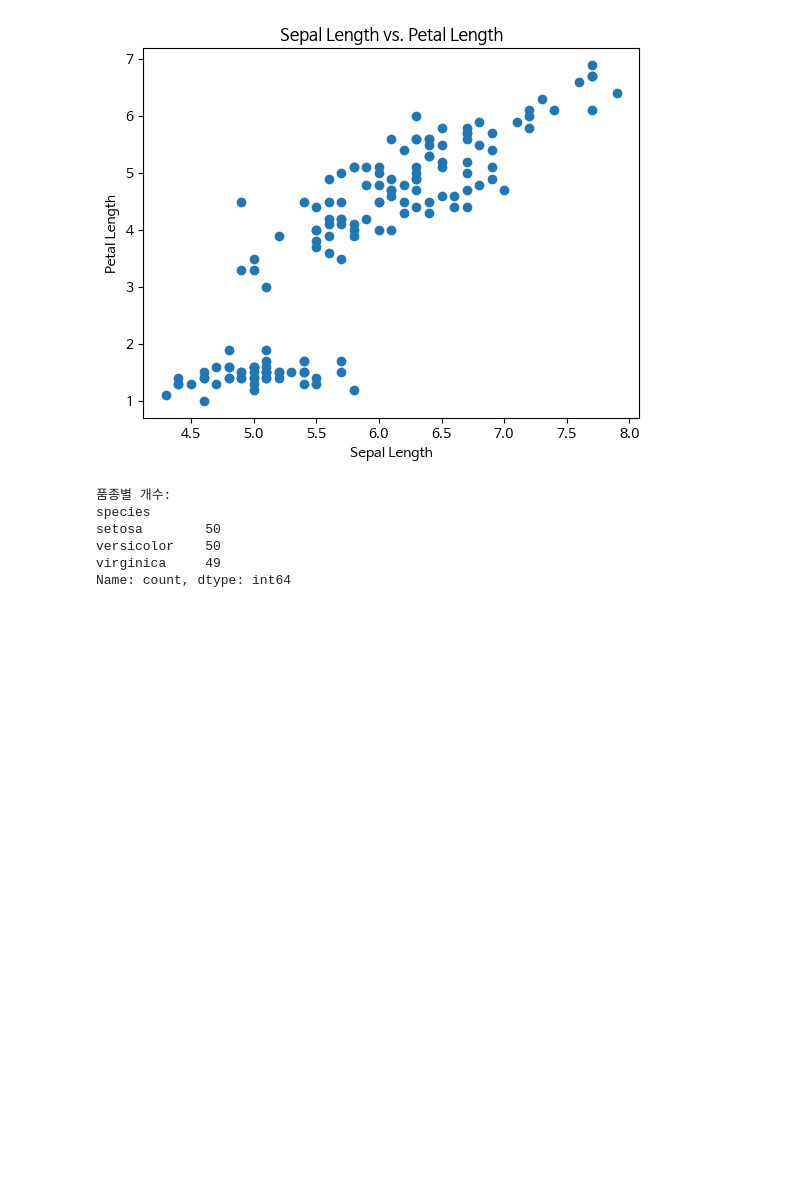
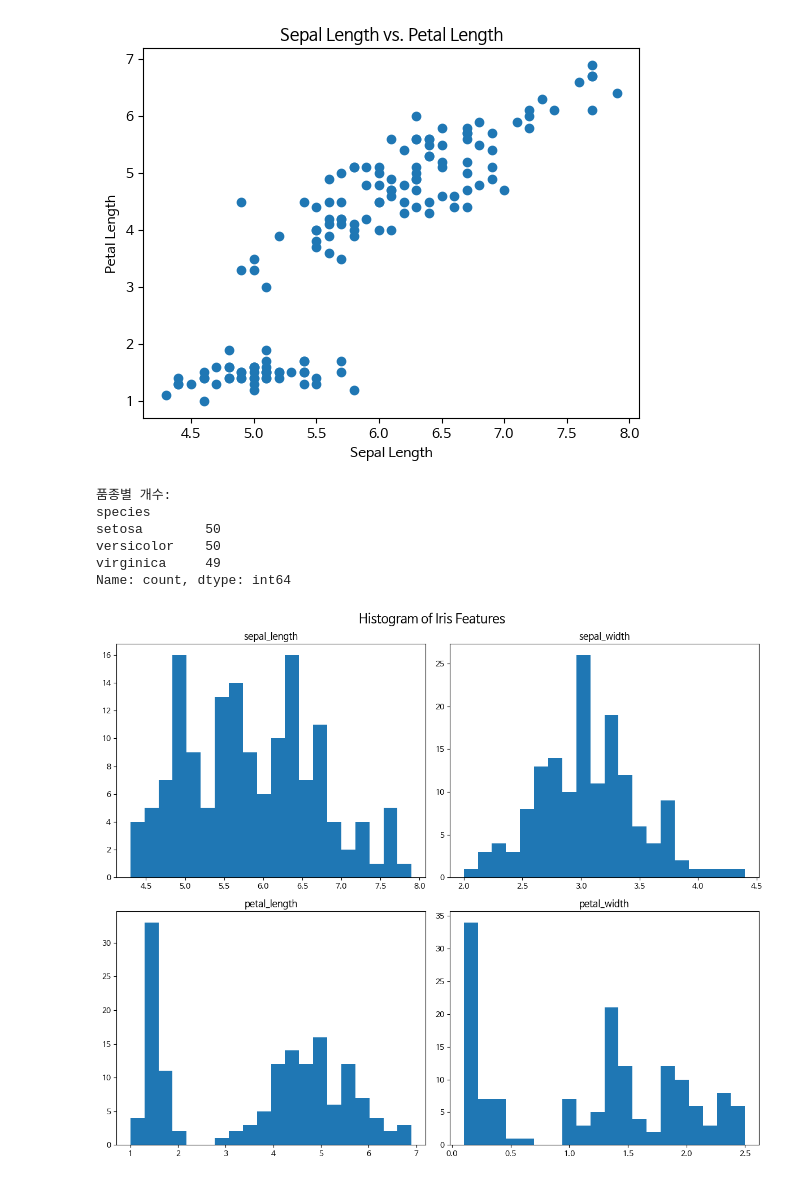
Before and after one commit to sklee01061/AIPython, a Jupyter notebook: ai파이썬5_24.ipynb, the cells around one changed output. Saved outputs shown, nothing was run; the diff lists cells and outputs as text; code cells hidden in the pictures; blank space fills up the shorter version.

```diff
--- a/ai파이썬5_24.ipynb
+++ b/ai파이썬5_24.ipynb
@@ -328,3 +328,21 @@ setosa        50
 versicolor    50
 virginica     49
 Name: count, dtype: int64
+# %%
+fig, axes = plt.subplots(2, 2, figsize=(12, 10))
+fig.suptitle('Histogram of Iris Features', fontsize=16)
+
+for i, feature in enumerate(iris_data.columns[:-1]): # 마지막 열(species)은 제외
+    row = i // 2
+    col = i % 2
+    ax = axes[row, col]
+    iris_data[feature].hist(ax=ax, bins=20)
+    ax.set_title(feature)
+
+for ax in axes.flatten():
+    ax.grid(False)
+
+plt.tight_layout()
+plt.show()
+# %% [output]
+[figure, added]
```
